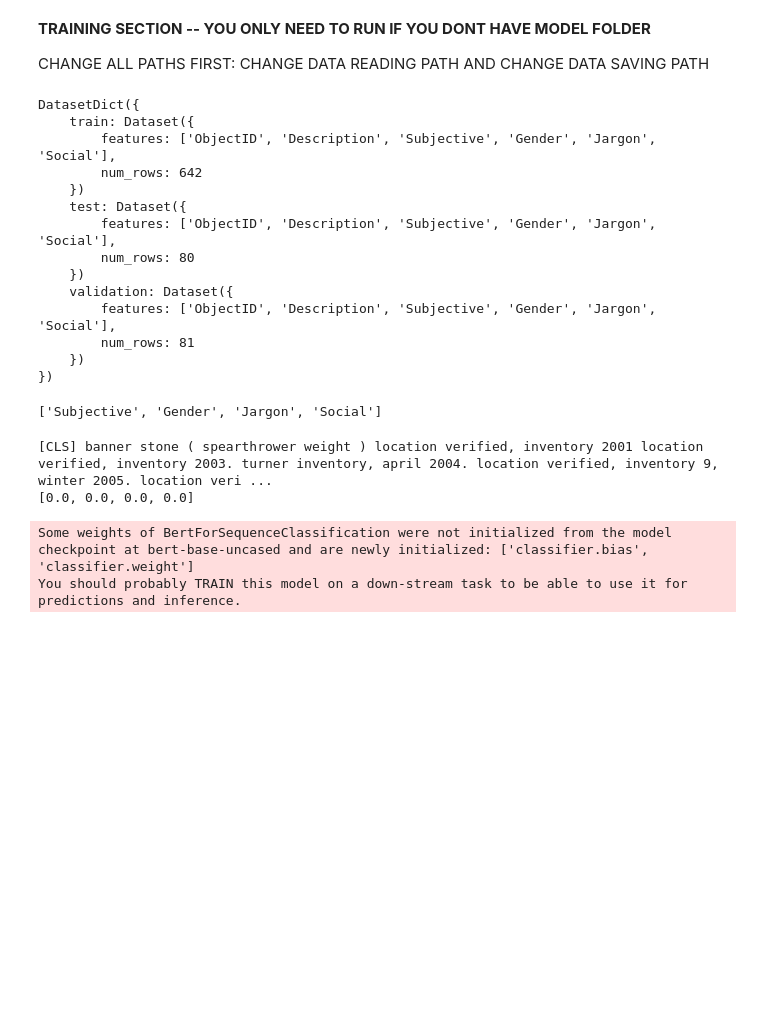
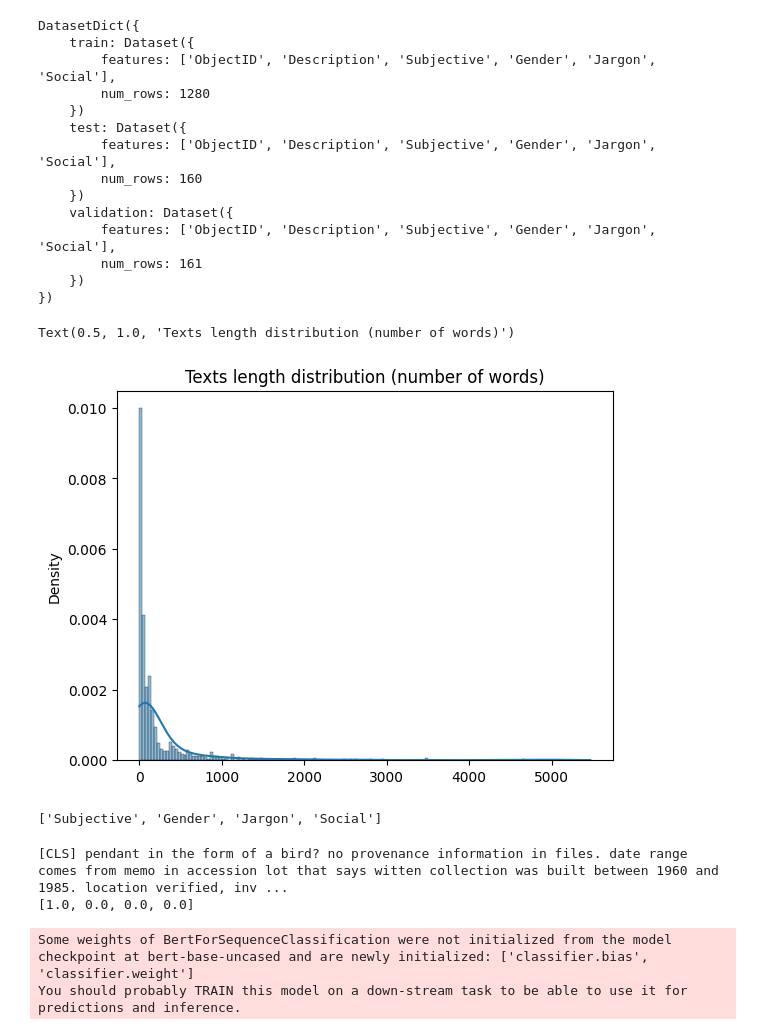
Before and after one commit to Student9676/carlos-artifact-tagging-bias, a Jupyter notebook: bert/models/model_v2/bert_v2.ipynb, the cells around one changed output. Cells and saved outputs as stored; diff of their text form; code cells hidden in the pictures; blank space fills up the shorter version.

```diff
--- a/bert/models/model_v2/bert_v2.ipynb
+++ b/bert/models/model_v2/bert_v2.ipynb
@@ -33,5 +1 @@
-# %% [markdown]
-**TRAINING SECTION -- YOU ONLY NEED TO RUN IF YOU DONT HAVE MODEL FOLDER**
-
-CHANGE ALL PATHS FIRST: CHANGE DATA READING PATH AND CHANGE DATA SAVING PATH
 # %%
@@ -49,7 +13,7 @@ use keywords to make sure that correct classification is done
 make validation set more class balanced, i.e. equal num of examples for each category
 """
 # load data and rename TextEntry column
-df = pd.read_excel("../../../carlos_data/preprocessed_data_v1.xlsx")
+df = pd.read_excel("../../../carlos_data/preprocessed_data_v2.xlsx")
 df = df.rename(columns={"TextEntry":"Description"})
 
 # convert data to dictionary
@@ -79,17 +43,30 @@ print(dataset)
 DatasetDict({
     train: Dataset({
         features: ['ObjectID', 'Description', 'Subjective', 'Gender', 'Jargon', 'Social'],
-        num_rows: 642
+        num_rows: 1280
     })
     test: Dataset({
         features: ['ObjectID', 'Description', 'Subjective', 'Gender', 'Jargon', 'Social'],
-        num_rows: 80
+        num_rows: 160
     })
     validation: Dataset({
         features: ['ObjectID', 'Description', 'Subjective', 'Gender', 'Jargon', 'Social'],
-        num_rows: 81
+        num_rows: 161
     })
 })
+# %%
+import seaborn as sns
+
+train_texts, test_texts, train_labels, test_labels = train_test_split(
+    df["Description"], df["Social"], test_size=0.2, random_state=42
+)
+
+text_lengths = [len(t.split()) for t in train_texts]
+ax = sns.histplot(data=text_lengths, kde=True, stat="density")
+ax.set_title("Texts length distribution (number of words)")
+# %% [output]
+Text(0.5, 1.0, 'Texts length distribution (number of words)')
+[figure, added]
 # %%
 # credit: https://github.com/NielsRogge/Transformers-Tutorials
 labels = [label for label in dataset["train"].features.keys() if label not in ["ObjectID", "Description"]]
@@ -159,8 +136,8 @@ encoded_dataset = dataset.map(preprocess_data, batched=True, remove_columns=data
 print(tokenizer.decode(encoded_dataset["train"][0]["input_ids"]))
 print(encoded_dataset["train"][0]["labels"])
 # %% [output]
-[CLS] banner stone ( spearthrower weight ) location verified, inventory 2001 location verified, inventory 2003. turner inventory, april 2004. location verified, inventory 9, winter 2005. location veri ...
-[0.0, 0.0, 0.0, 0.0]
+[CLS] pendant in the form of a bird? no provenance information in files. date range comes from memo in accession lot that says witten collection was built between 1960 and 1985. location verified, inv ...
+[1.0, 0.0, 0.0, 0.0]
 # %%
 # make dataset a standard torch dataset by converting to tensors (and more?)
 encoded_dataset.set_format("torch")
```
Also changed, not shown: parts of 13 cells of this notebook, 6 other files.
